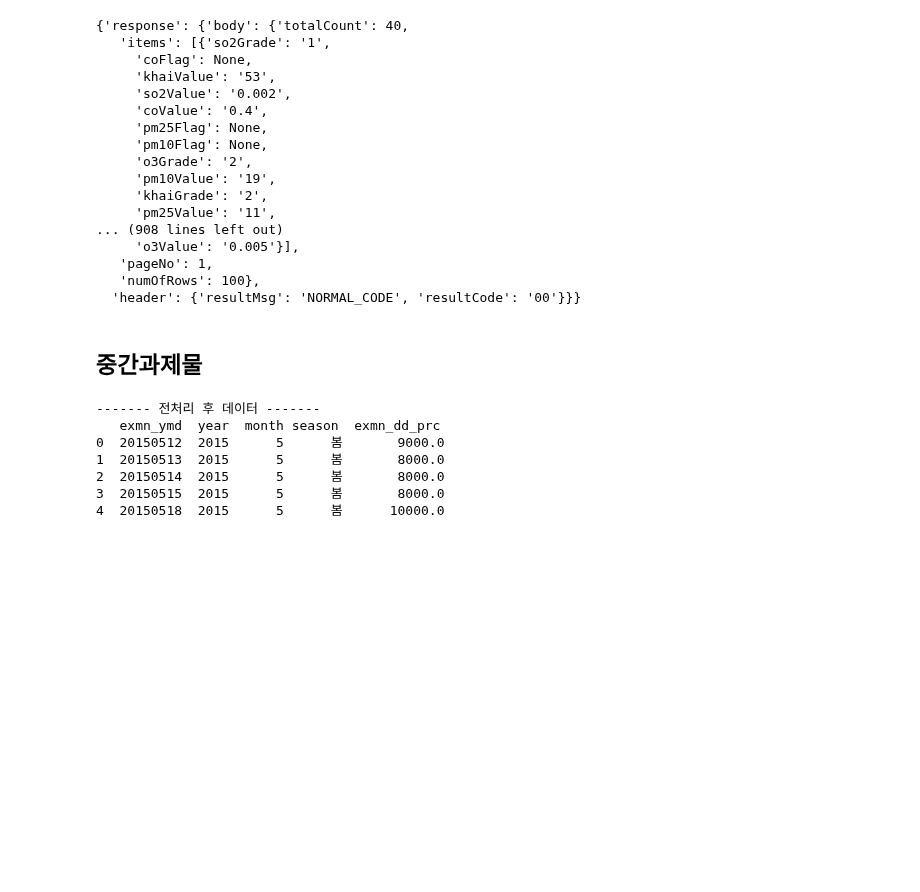
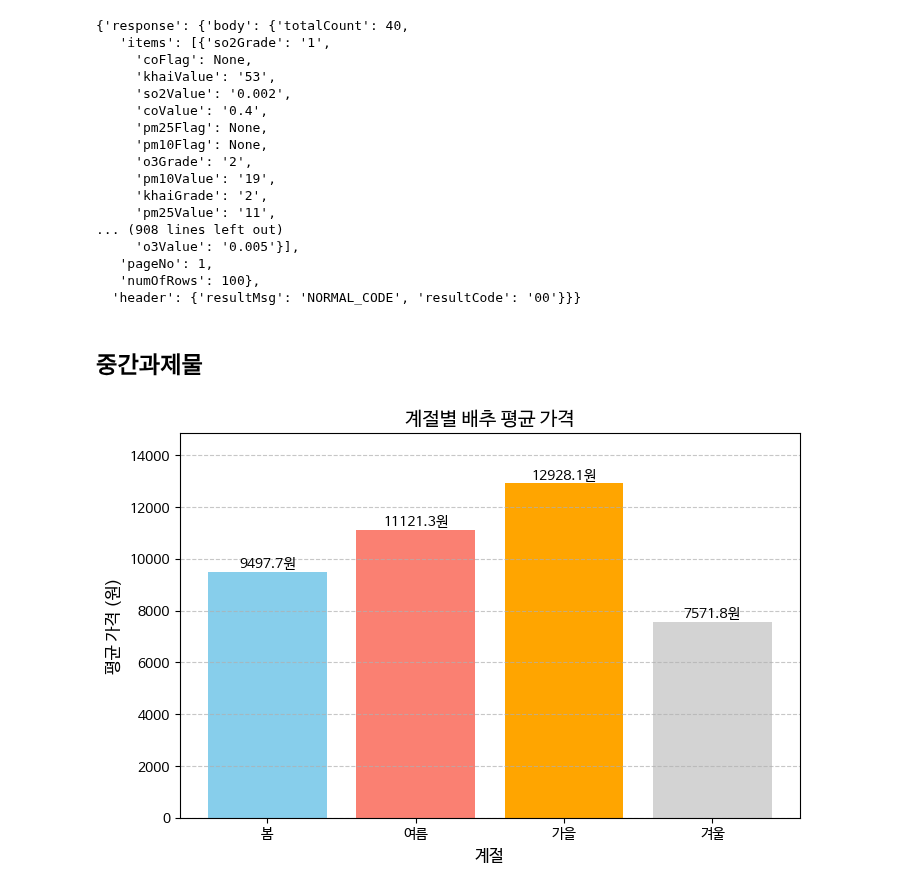
Before and after one commit to lkeeeeeee/Data-Analysis-with-Open-Source, a Jupyter notebook: 오픈소스_데이터_분석_4강.ipynb, the cells around one changed output. Cells and saved outputs as stored; diff of their text form; code cells hidden in the pictures; blank space fills up the shorter version.

```diff
--- a/오픈소스_데이터_분석_4강.ipynb
+++ b/오픈소스_데이터_분석_4강.ipynb
@@ -198,12 +198,13 @@ response.json()
 # %%
 import requests
 import pandas as pd
+import matplotlib.pyplot as plt
 
 ## 데이터 수집 url 및 api key 설정
 url = 'https://apis.data.go.kr/B552845/perDay/price'
 api_key = 'a54a77328b70a0e81d42c3bae44945d0ae0a9e8b26b4a065d394b8a3afd751be'
 
-years = range(2015, 2024)
+years = range(2015, 2025)
 vrty_codes = ['01', '02', '03', '06'] # 봄배추, 여름배추, 가을배추, 월동배추
 all_data = []
 
@@ -238,39 +239,75 @@ for year in years :
         except Exception as e:
             print(f"수집 중 오류: {e}")
 
+
 # 2-1번
 df = pd.DataFrame(all_data)
 # print("------- DataFrame 기본 정보 -------")
 # print(df.info())
 # print("\n------- DataFrame 기본 정보 -------")
 # print(df.head())
 
 df['exmn_ymd'] = df['exmn_ymd'].astype(str)
 df['year'] = df['exmn_ymd'].str[:4].astype(int)
 df['month'] = df['exmn_ymd'].str[4:6].astype(int)
 
 
 df['exmn_dd_prc'] = df['exmn_dd_prc'].astype(str).str.replace(',','').astype(float)
 
 def get_season(month) :
     if( month in [3,4,5]) :
         return "봄"
     elif( month in [6,7,8]) :
         return "여름"
     elif( month in [9,10,11]) :
         return "가을"
     else :
         return "겨울"
 
 
 df['season'] = df['month'].apply(get_season)
-print("\n------- 전처리 후 데이터 -------")
-print(df[['exmn_ymd', 'year', 'month', 'season', 'exmn_dd_prc']].head())
+# print("\n------- 전처리 후 데이터 -------")
+# print(df[['exmn_ymd', 'year', 'month', 'season', 'exmn_dd_prc']].head())
+
+
+# student_id = "9087"
+# year_avg = df.groupby("year")['exmn_dd_prc'].mean();
+
+# plt.plot(year_avg.index, year_avg.values, marker='o',
+#         linestyle='-', color = 'blue',label = '연도별 평균 가격')
+# plt.title(f"연도별 배추 평균 가격변화 - {student_id}")
+# plt.xlabel("연도", fontsize=12)
+# plt.ylabel("평균 가격 (원)", fontsize=12)
+# plt.grid(True)
+# plt.legend()
+
+# plt.savefig(f"yearly_cabbage_price_{student_id}.png")
+# plt.show()
+
+
+# 3-2
+plt.rc('font', family='NanumBarunGothic')
+plt.rcParams['axes.unicode_minus'] = False
+
+
+season_order = ['봄', '여름', '가을', '겨울']
+seasonal_avg = df.groupby('season')['exmn_dd_prc'].mean().reindex(season_order)
+
+plt.figure(figsize=(8, 5))
+bars = plt.bar(seasonal_avg.index, seasonal_avg.values, color=['skyblue', 'salmon', 'orange', 'lightgray'])
+
+plt.title("계절별 배추 평균 가격", fontsize=14)
+plt.xlabel("계절", fontsize=12)
+plt.ylabel("평균 가격 (원)", fontsize=12)
+
+for bar in bars:
+    height = bar.get_height()
+    plt.text(bar.get_x() + bar.get_width()/2., height, f"{height:.1f}원",
+             ha='center', va='bottom', fontsize=10)
+
+plt.ylim(0, seasonal_avg.max() * 1.15)
+plt.grid(axis='y', linestyle='--', alpha=0.7)
+plt.savefig("seasonal_cabbage_price.png")
+plt.show()
 # %% [output]
-------- 전처리 후 데이터 -------
-   exmn_ymd  year  month season  exmn_dd_prc
-0  20150512  2015      5      봄       9000.0
-1  20150513  2015      5      봄       8000.0
-2  20150514  2015      5      봄       8000.0
-3  20150515  2015      5      봄       8000.0
-4  20150518  2015      5      봄      10000.0
+[figure, added]
```
Also changed, not shown: parts of 1 cell of this notebook.
